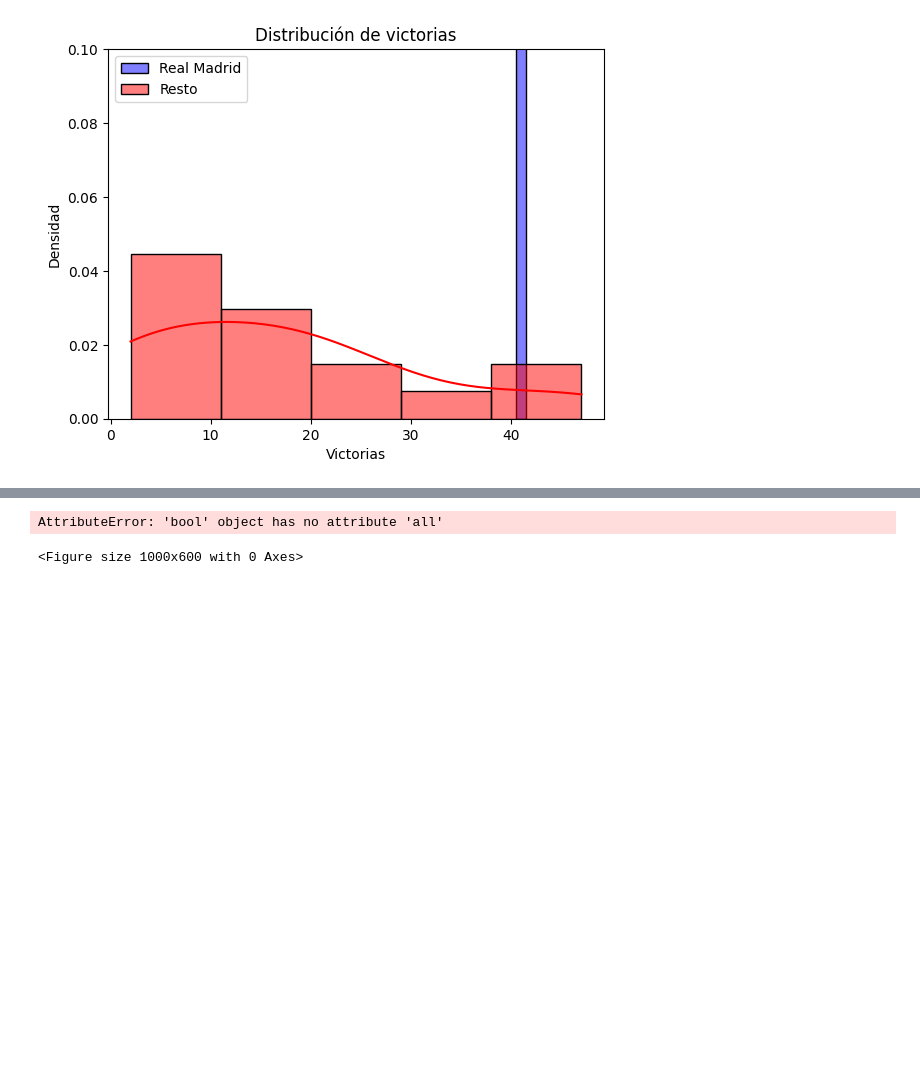
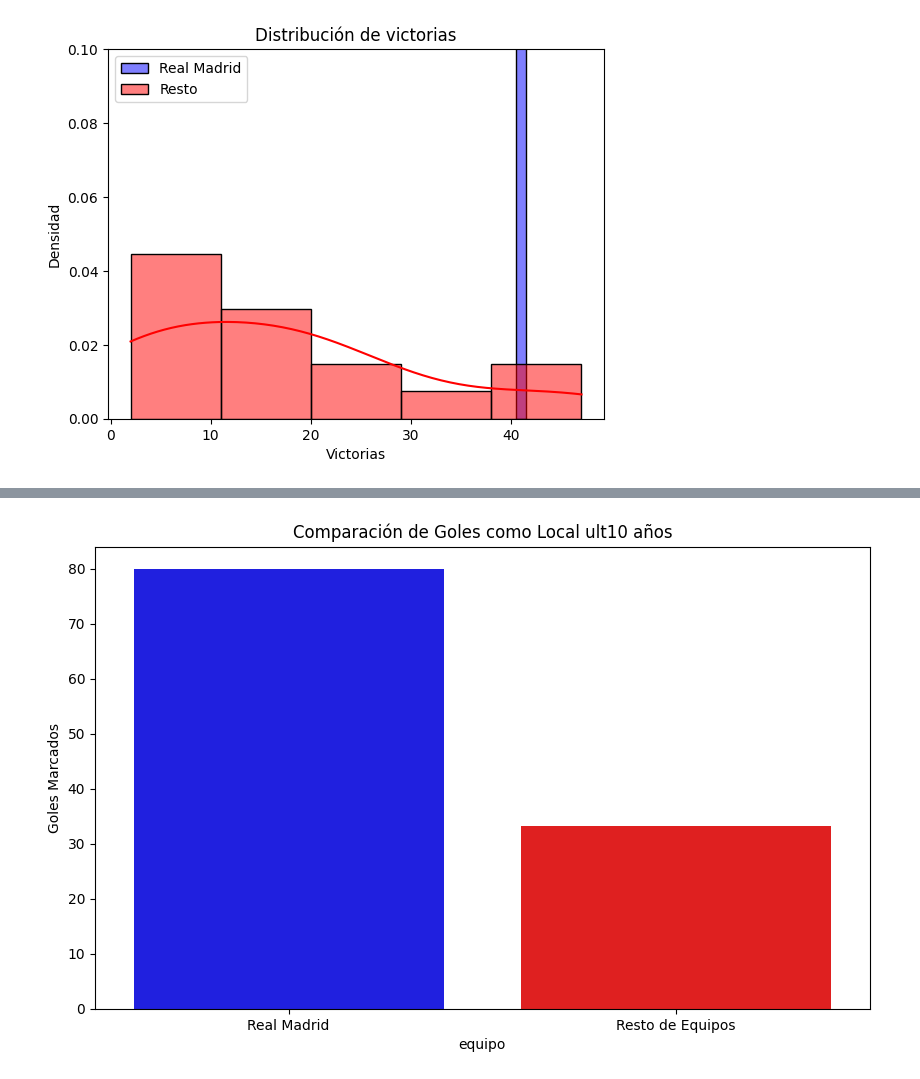
Before and after one commit to joseluis031/Analisis_Datos_db, a Jupyter notebook: analisis_madrid.ipynb, the cells around one changed output, grey strips where cells are left out. Drawn from its saved outputs; the diff is of its cells as text; code cells hidden in the pictures; blank space fills up the shorter version.

```diff
--- a/analisis_madrid.ipynb
+++ b/analisis_madrid.ipynb
@@ -61,24 +80,19 @@ Comparacion en goles
 # %%
 # Seleccionar la columna 'Goles Marcados Local_esta_temp' de real_madrid y resto
-goles_real_madrid = real_madrid['Goles Marcados Local_esta_temp'].values[0]
-goles_resto = resto['Goles Marcados Local_esta_temp'].mean()
+goles_real_madrid2 = real_madrid['Goles Marcados Local_ult10_temp'].values[0]
+media_goles_resto2 = resto['Goles Marcados Local_ult10_temp'].mean()
+
+# Crear un DataFrame para la media del resto
+df_media_resto2 = pd.DataFrame({'equipo': ['Resto de Equipos'], 'Goles Marcados Local_ult10_temp': [media_goles_resto2]})
+
+# Concatenar el DataFrame de Real Madrid con el de la media del resto
+df_plot = pd.concat([real_madrid, df_media_resto2])
 
 # Graficar los datos
 plt.figure(figsize=(10, 6))
-
-# Barra para Real Madrid
-sns.barplot(x=['Real Madrid'], y=goles_real_madrid, color='blue', label='Real Madrid')
-
-# Barra para la media del resto
-sns.barplot(x=['Resto de Equipos'], y=goles_resto, color='red', label='Media del Resto')
-
-# Configurar el título y las etiquetas de los ejes
-plt.title('Comparación de Goles como Local')
+sns.barplot(x='equipo', y='Goles Marcados Local_ult10_temp', data=df_plot, palette=['blue', 'red'])
+plt.title('Comparación de Goles como Local ult10 años')
 plt.ylabel('Goles Marcados')
-plt.legend()
-
-# Mostrar el gráfico
 plt.show()
 # %% [output]
-AttributeError: 'bool' object has no attribute 'all'
-<Figure size 1000x600 with 0 Axes>
+[figure, added]
```
Also changed, not shown: parts of 5 cells of this notebook, 6 other files.
